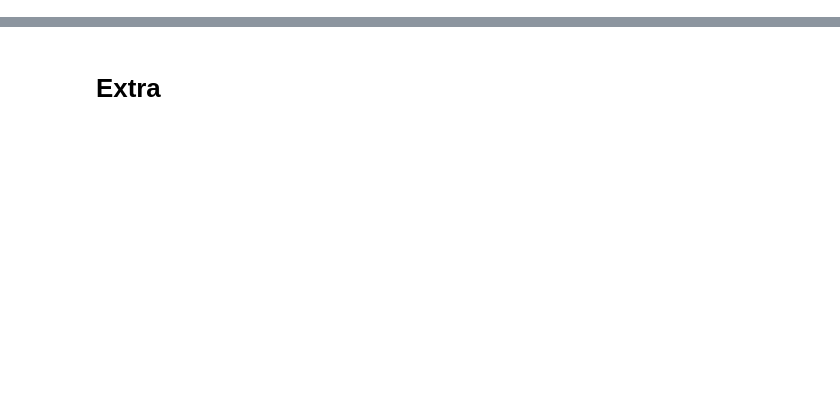
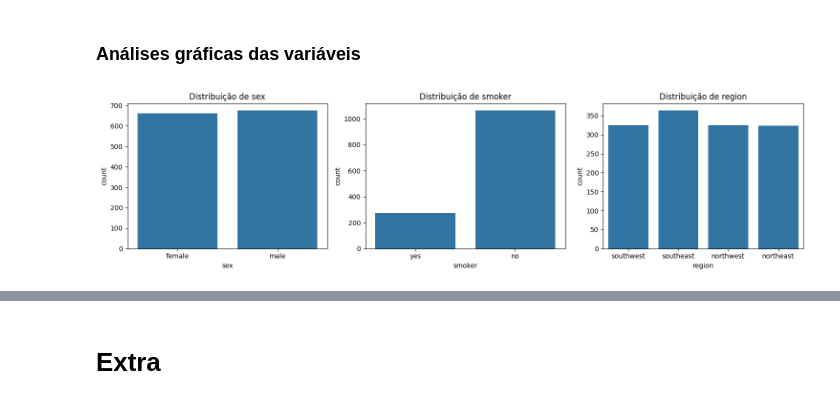
Before and after one commit to umtaldejr/IADT-Fase-1, a Jupyter notebook: IADT_Fase_1.ipynb, the cells around one changed output, grey strips where cells are left out. Cells and saved outputs as stored; diff of their text form; code cells hidden in the pictures; blank space fills up the shorter version.

```diff
--- a/IADT_Fase_1.ipynb
+++ b/IADT_Fase_1.ipynb
@@ -205,0 +180,20 @@ df_encoded = df_encoded.astype({col: int for col in df_encoded.select_dtypes('bo
+# %% [markdown]
+### Análises gráficas das variáveis
+# %%
+# Cria gráficos de barras para visualizar a frequência das categorias em 'sex', 'smoker' e 'region'.
+
+fig, axs = plt.subplots(1, 3, figsize=(15, 4))
+
+sns.countplot(data=df, x="sex", ax=axs[0])
+axs[0].set_title("Distribuição de sex")
+
+sns.countplot(data=df, x="smoker", ax=axs[1])
+axs[1].set_title("Distribuição de smoker")
+
+sns.countplot(data=df, x="region", ax=axs[2])
+axs[2].set_title("Distribuição de region")
+
+plt.tight_layout()
+plt.show()
+# %% [output]
+[figure, added]
```
Also changed, not shown: parts of 119 cells of this notebook.
